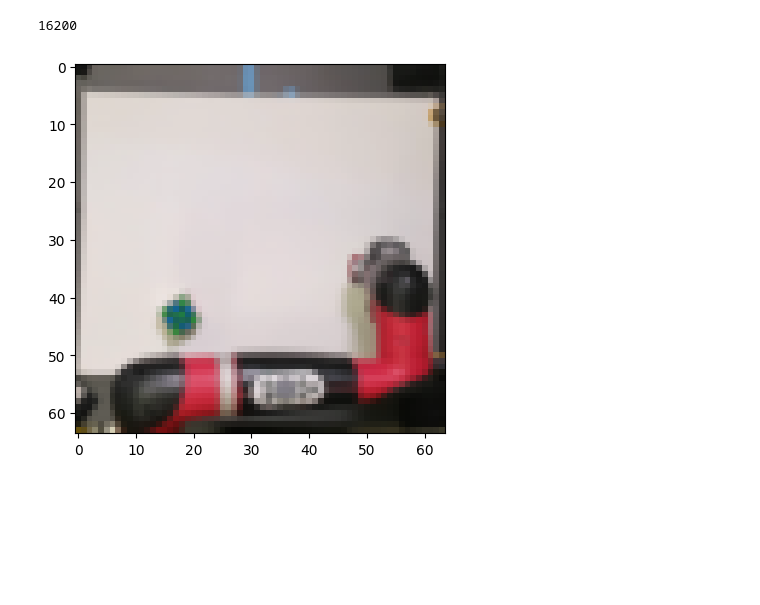
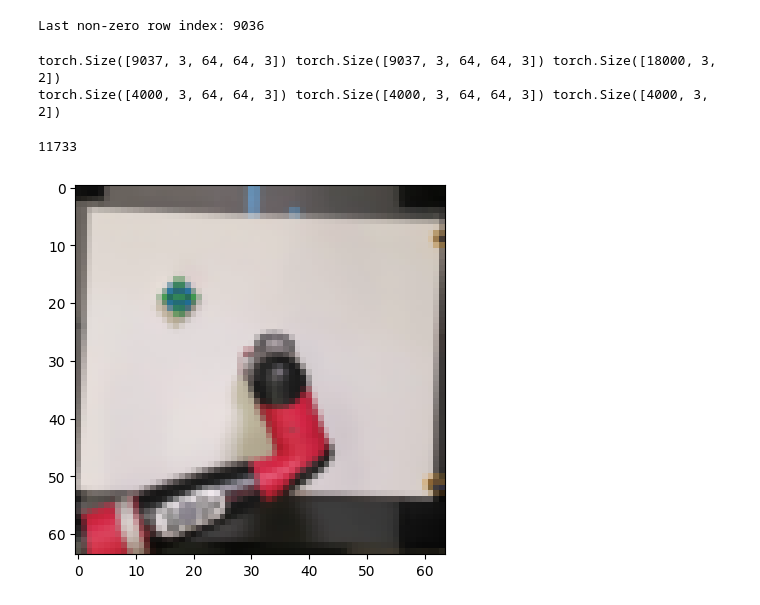
Before and after one commit to jarmibe7/E2C, a Jupyter notebook: src/rssm_test_cuda1.ipynb, the cells around one changed output. Drawn from its saved outputs; the diff is of its cells as text; code cells hidden in the pictures; blank space fills up the shorter version.

Commit message:
feb 17 hardware works

```diff
--- a/src/rssm_test_cuda1.ipynb
+++ b/src/rssm_test_cuda1.ipynb
@@ -17,0 +22,20 @@ import cv2
+# %%
+# combining precollect and 2/4 data
+feb4 = "/home/ayush/Desktop/sawyer_moveit_ws/src/E2C/runs/hardware/hardware_9_0_2026-02-04_21-00-17/train_data_18000.pt"
+amaze_pixel_recreate = "/home/ayush/Desktop/sawyer_moveit_ws/src/E2C/runs/hardware/hardware_amazing_pixel_replicate/preprop_4000.pt"
+preload_feb4 = torch.load(feb4) # the array indexing for collect rollouts is wrong, so the last 100 indices contain data too...
+non_zero_mask = (preload_feb4['actions'][:-100] != 0).any(dim=(1, 2))  # Check across dimensions 1 and 2
+last_non_zero = non_zero_mask.nonzero(as_tuple=True)[0][-1].item() if non_zero_mask.any() else -1
+print(f"Last non-zero row index: {last_non_zero}")
+preload_amazing_pixel = torch.load(amaze_pixel_recreate)
+# %% [output]
+Last non-zero row index: 9036
+# %%
+# for some reason, the images are in (B, T, C, H, W) format, need to convert to (B, T, H, W, C)
+preload_feb4['next_images'] = preload_feb4['next_images'][:last_non_zero+1].permute(0, 1, 3, 4, 2)
+preload_feb4['prev_images'] = preload_feb4['prev_images'][:last_non_zero+1].permute(0, 1, 3, 4, 2)
+print(preload_feb4['prev_images'].shape, preload_feb4['next_images'].shape, preload_feb4['actions'].shape)
+print(preload_amazing_pixel['prev_images'].shape, preload_amazing_pixel['next_images'].shape, preload_amazing_pixel['actions'].shape)
+# %% [output]
+torch.Size([9037, 3, 64, 64, 3]) torch.Size([9037, 3, 64, 64, 3]) torch.Size([18000, 3, 2])
+torch.Size([4000, 3, 64, 64, 3]) torch.Size([4000, 3, 64, 64, 3]) torch.Size([4000, 3, 2])
@@ -18,28 +69,30 @@ import cv2
 # %%
 # Load Dataset
 # yaml file to pass, which just has dataset name, etc
-config_file = Path(os.getcwd()) / "../config/bobcat_9.yaml"
+config_file = Path(os.getcwd()) / "../config/bobcat_11.yaml"
 with open(config_file, 'r') as f:
     config = yaml.safe_load(f)
 dataset = E2CDataset(config)
+
+# TODO: add in the precollected dataset to make the total dataset size ~14000
 config['vae']['in_image_shape'] = dataset.in_img_shape
 num_out_channels = config['vae']['in_image_shape'][0] // config['trans']['past_length']    # Output only single frame
 config['vae']['out_image_shape'] = (num_out_channels, *config['vae']['in_image_shape'][1:])
 config['trans']['control_size'] = dataset.U.shape[-1]
 batch_size = config['train']['batch_size']
 # split dataset into train and val
 # take half the dataset for now, for faster training
 train_size = int(0.9 * len(dataset))
 val_size = len(dataset) - train_size
 train_dataset, val_dataset = torch.utils.data.random_split(dataset, [train_size, val_size])
-train_loader = torch.utils.data.DataLoader(train_dataset, batch_size=batch_size, shuffle=True)
-val_loader = torch.utils.data.DataLoader(val_dataset, batch_size=batch_size, shuffle=False)
+train_loader = torch.utils.data.DataLoader(train_dataset, batch_size=batch_size, shuffle=False)
+val_loader = torch.utils.data.DataLoader(val_dataset, batch_size=64, shuffle=False)
 print(len(train_dataset))
 plt.imshow(cv2.cvtColor(dataset.X[0,0].permute(1,2,0).numpy(), cv2.COLOR_BGR2RGB))
 plt.show()
 # %% [output]
-16200
+11733
-[figure, old version]
+[figure, new version]
 # %%
 # device = torch.device("cuda:1" if torch.cuda.is_available() else "cpu")
 # print(device)
```
Also changed, not shown: parts of 12 cells of this notebook, 9 other files.
